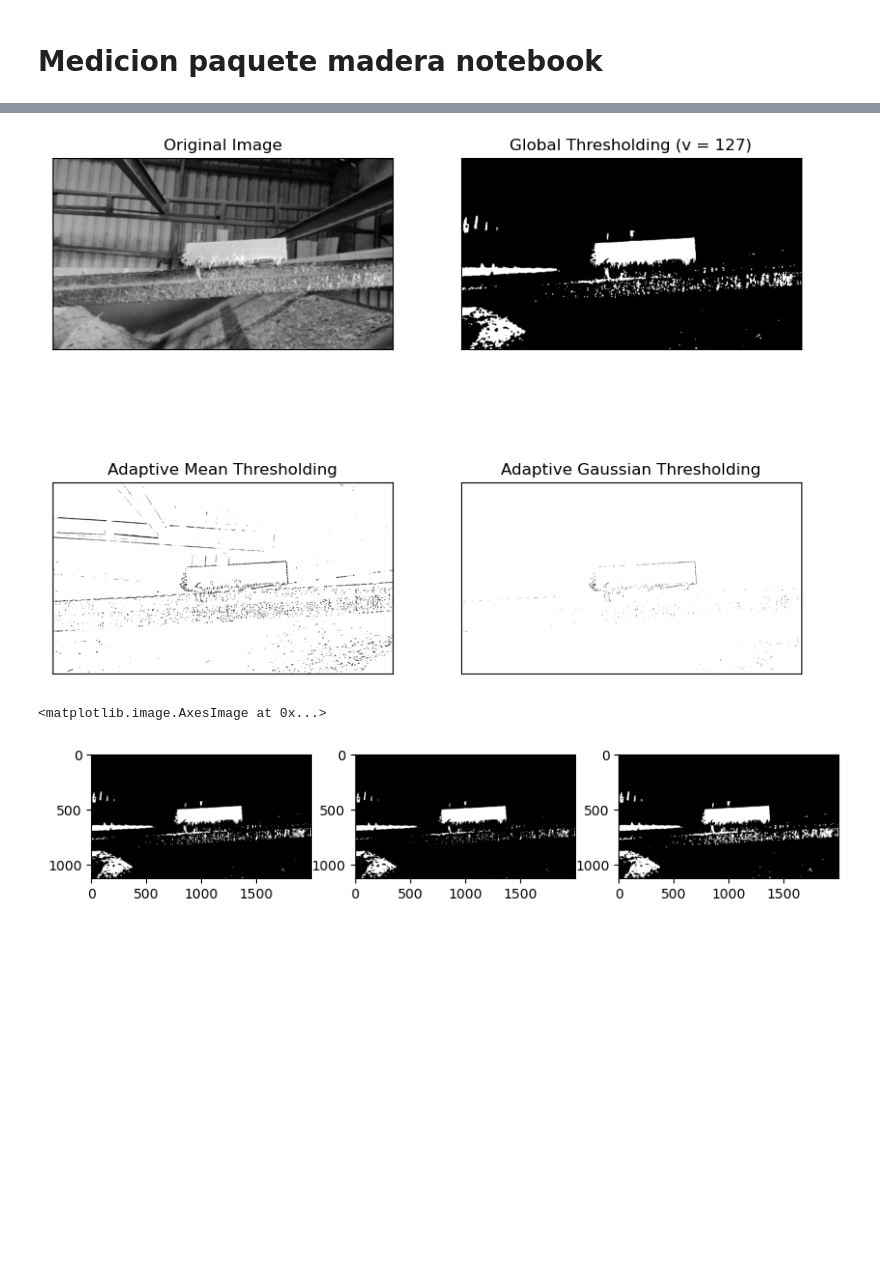
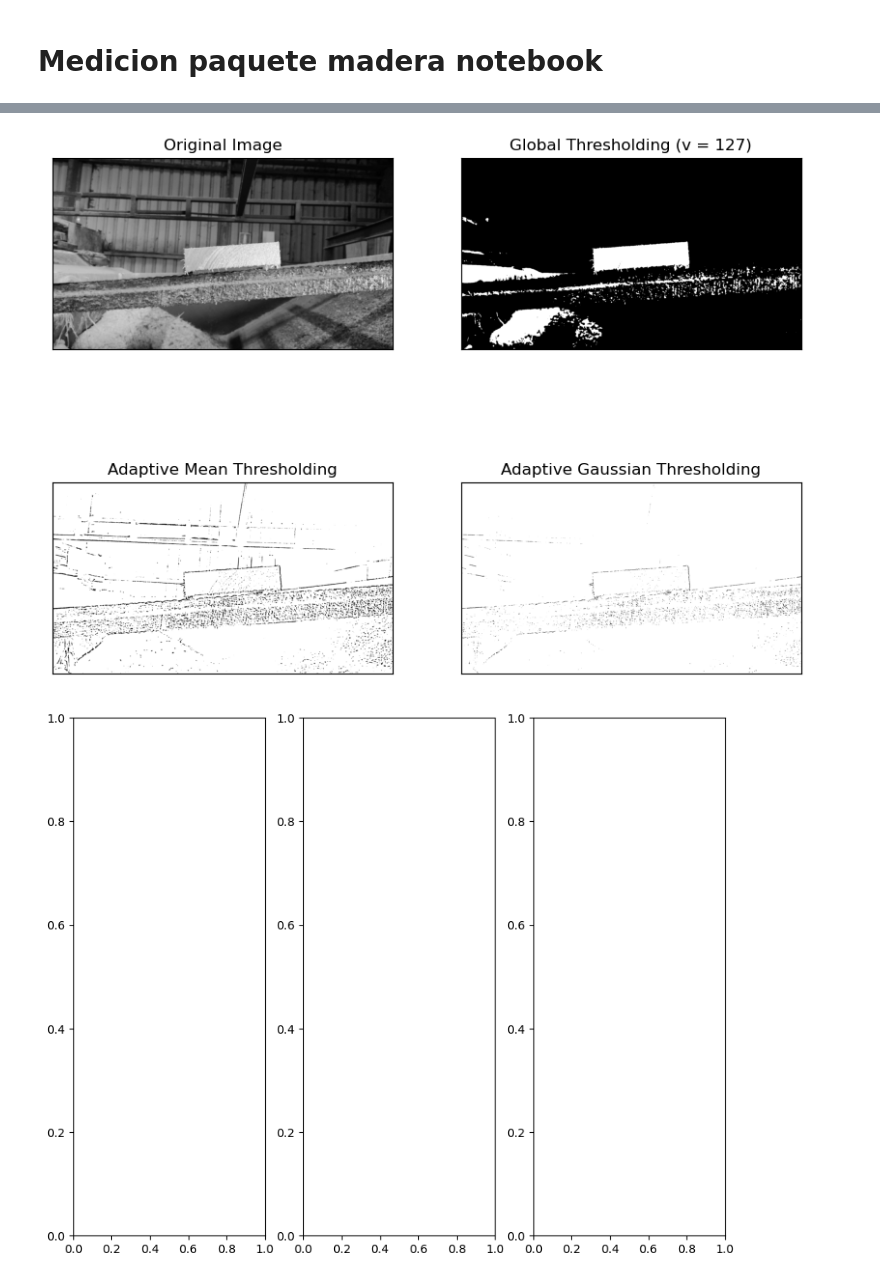
Before and after one commit to Martypose/Express_MadEst, a Jupyter notebook: scripts/mediciontabla.ipynb, the cells around one changed output, grey strips where cells are left out. Saved outputs shown, nothing was run; the diff lists cells and outputs as text; code cells hidden in the pictures; blank space fills up the shorter version.

```diff
--- a/scripts/mediciontabla.ipynb
+++ b/scripts/mediciontabla.ipynb
@@ -11,7 +11,7 @@ from matplotlib import pyplot as plt
 import pylab # this allows you to control figure size
 pylab.rcParams['figure.figsize'] = (10.0, 8.0) # this controls figure size in the notebook
 
-img1 = cv.imread("tabla2.JPG")
+img1 = cv.imread("tabla.JPG")
 tablasGrises= cv.cvtColor(img1, cv.COLOR_BGR2GRAY)
 
 plt.imshow(tablasGrises, cmap='gray')
@@ -24,8 +24,7 @@ plt.imshow(tablasGrises, cmap='gray')
 
 
 tablasGrises = cv.GaussianBlur(tablasGrises, (3,3), 0)
-tablasGrises = cv.GaussianBlur(tablasGrises, (3,3), 0)
-tablasGrises = cv.GaussianBlur(tablasGrises, (3,3), 0)
+
 
 plt.imshow(tablasGrises, cmap='gray')
 # %% [output]
@@ -43,7 +34,7 @@ plt.imshow(edges, cmap="gray")
 
 
 
-th1 = cv.threshold(tablasGrises,170,180,cv.THRESH_BINARY)[1]
+th1 = cv.threshold(tablasGrises,170,255,cv.THRESH_BINARY)[1]
 
 th2 = cv.adaptiveThreshold(tablasGrises,223,cv.ADAPTIVE_THRESH_MEAN_C, cv.THRESH_BINARY,13,17)
 th3 = cv.adaptiveThreshold(tablasGrises,223,cv.ADAPTIVE_THRESH_GAUSSIAN_C, cv.THRESH_BINARY,13,17)
@@ -58,18 +49,13 @@ for i in range(4):
     plt.xticks([]),plt.yticks([])
 plt.show()
 # %% [output]
-[figure, old version]
+[figure, new version]
 # %%
 fig, (ax1, ax2,ax3) = plt.subplots(1, 3)
 kernel = np.ones((3,3), np.uint8)
-erode = cv.erode(th1, kernel, iterations=1)
 dilate = cv.dilate(th1, kernel, iterations=1)
-ax1.imshow(th1, cmap="gray")
-ax2.imshow(erode, cmap="gray")
-ax3.imshow(dilate, cmap="gray")
 # %% [output]
-<matplotlib.image.AxesImage at 0x...>
-[figure, old version]
+[figure, new version]
 # %%
 
 erode = cv.erode(dilate, kernel, iterations=1)
```
Also changed, not shown: parts of 8 cells of this notebook, 9 other files.
